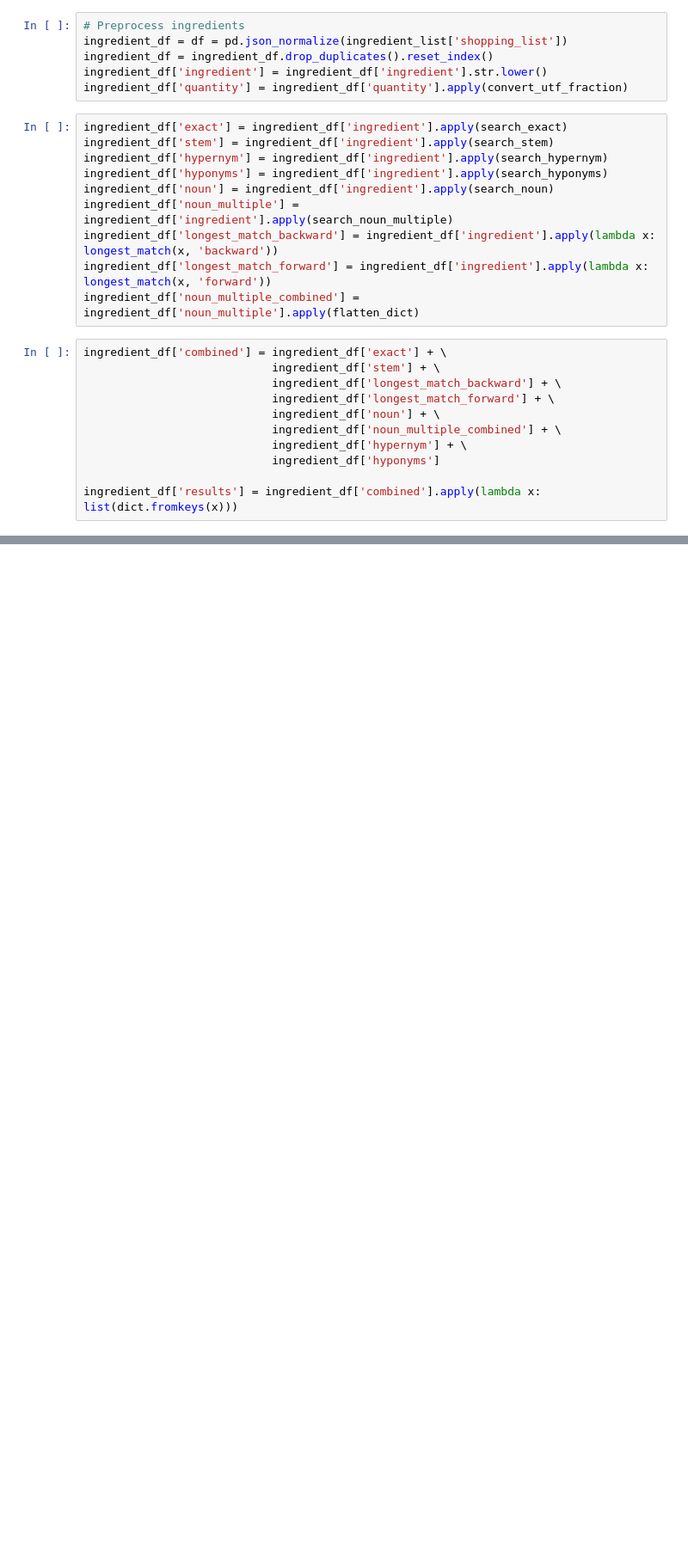
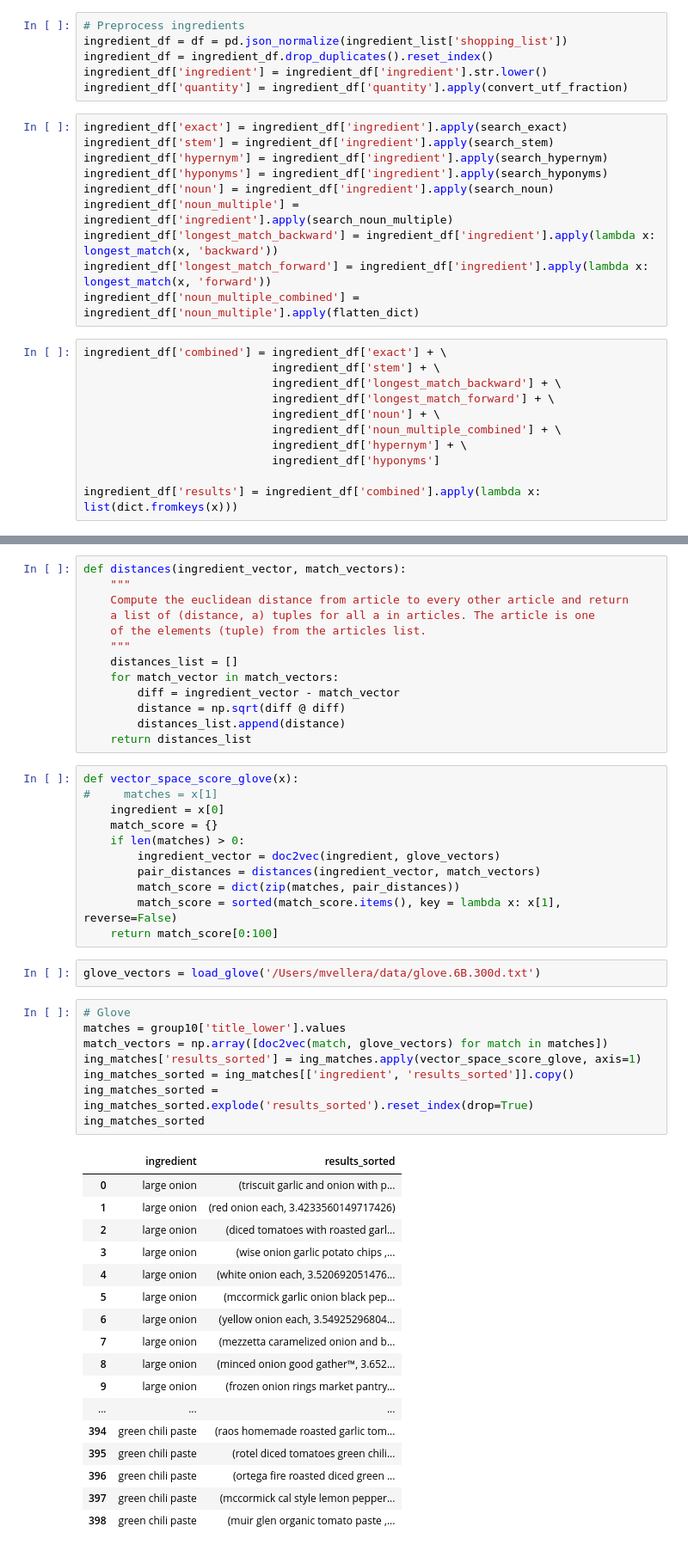
Before and after one commit to dianewoodbridge/target_recipe_project, a Jupyter notebook: code/notebook/search.ipynb, the cells around one changed output, grey strips where cells are left out. Shown at 86% size. Saved outputs shown, nothing was run; the diff lists cells and outputs as text; blank space fills up the shorter version.

```diff
--- a/code/notebook/search.ipynb
+++ b/code/notebook/search.ipynb
@@ -324,0 +513,52 @@ print(json.dumps(json_str, indent=4))
+# %%
+def distances(ingredient_vector, match_vectors):
+    """
+    Compute the euclidean distance from article to every other article and return
+    a list of (distance, a) tuples for all a in articles. The article is one
+    of the elements (tuple) from the articles list.
+    """
+    distances_list = []
+    for match_vector in match_vectors:
+        diff = ingredient_vector - match_vector
+        distance = np.sqrt(diff @ diff)
+        distances_list.append(distance)
+    return distances_list
+# %%
+def vector_space_score_glove(x):
+#     matches = x[1]
+    ingredient = x[0]
+    match_score = {}
+    if len(matches) > 0:
+        ingredient_vector = doc2vec(ingredient, glove_vectors)
+        pair_distances = distances(ingredient_vector, match_vectors)
+        match_score = dict(zip(matches, pair_distances))
+        match_score = sorted(match_score.items(), key = lambda x: x[1], reverse=False)
+    return match_score[0:100]
+# %%
+glove_vectors = load_glove('/Users/mvellera/data/glove.6B.300d.txt')
+# %%
+# Glove
+matches = group10['title_lower'].values
+match_vectors = np.array([doc2vec(match, glove_vectors) for match in matches])
+ing_matches['results_sorted'] = ing_matches.apply(vector_space_score_glove, axis=1)
+ing_matches_sorted = ing_matches[['ingredient', 'results_sorted']].copy()
+ing_matches_sorted = ing_matches_sorted.explode('results_sorted').reset_index(drop=True)
+ing_matches_sorted
+# %% [output]
+|  | ingredient | results_sorted |
+| 0 | large onion | (triscuit garlic and onion with p... |
+| 1 | large onion | (red onion each, 3.4233560149717426) |
+| 2 | large onion | (diced tomatoes with roasted garl... |
+| 3 | large onion | (wise onion garlic potato chips ,... |
+| 4 | large onion | (white onion each, 3.520692051476... |
+| 5 | large onion | (mccormick garlic onion black pep... |
+| 6 | large onion | (yellow onion each, 3.54925296804... |
+| 7 | large onion | (mezzetta caramelized onion and b... |
+| 8 | large onion | (minced onion good gather™, 3.652... |
+| 9 | large onion | (frozen onion rings market pantry... |
+| ... | ... | ... |
+| 394 | green chili paste | (raos homemade roasted garlic tom... |
+| 395 | green chili paste | (rotel diced tomatoes green chili... |
+| 396 | green chili paste | (ortega fire roasted diced green ... |
+| 397 | green chili paste | (mccormick cal style lemon pepper... |
+| 398 | green chili paste | (muir glen organic tomato paste ,... |
```
Also changed, not shown: parts of 35 cells of this notebook.
